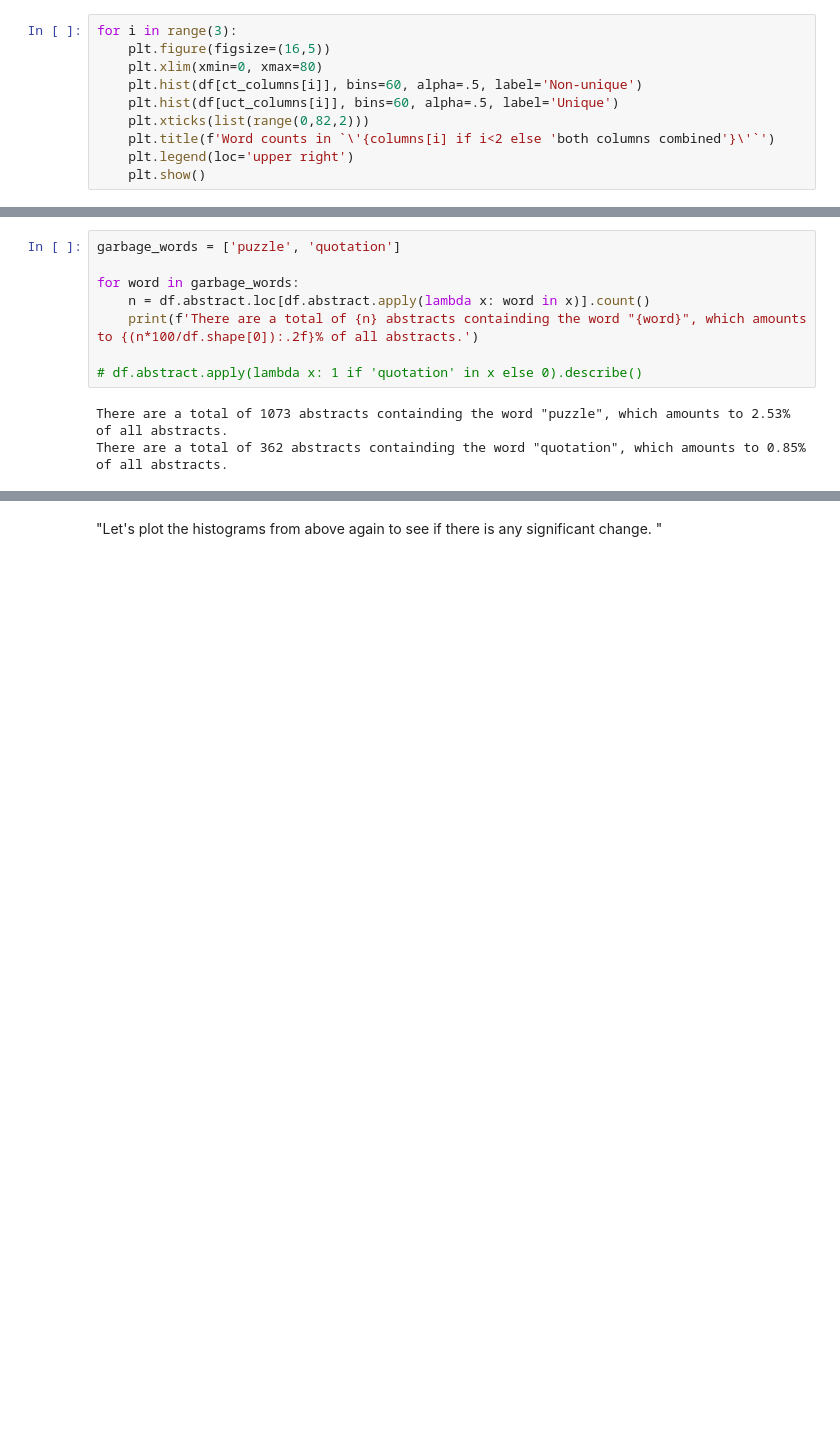
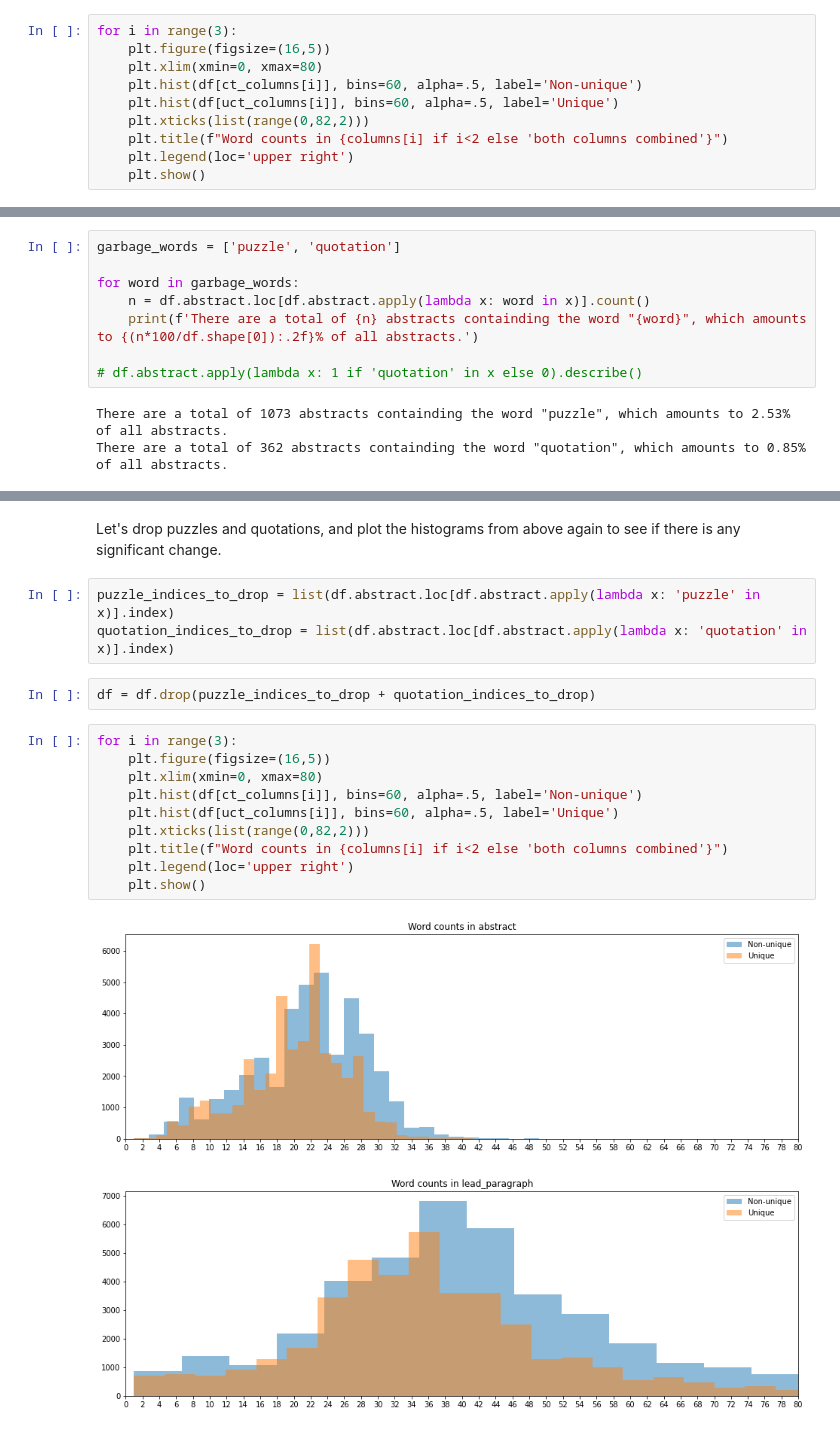
Before and after one commit to rptripathi/NYTimes, a Jupyter notebook: preprocessing.ipynb, the cells around one changed output, grey strips where cells are left out. Cells and saved outputs as stored; diff of their text form; blank space fills up the shorter version.

Commit message:
Update preprocessing.ipynb
Removed rows involving puzzles and quotations and plotted the corresponding histograms.

```diff
--- a/preprocessing.ipynb
+++ b/preprocessing.ipynb
@@ -297,7 +298,7 @@ for i in range(3):
     plt.hist(df[ct_columns[i]], bins=60, alpha=.5, label='Non-unique')
     plt.hist(df[uct_columns[i]], bins=60, alpha=.5, label='Unique')
     plt.xticks(list(range(0,82,2)))
-    plt.title(f'Word counts in `\'{columns[i] if i<2 else 'both columns combined'}\'`')
+    plt.title(f"Word counts in {columns[i] if i<2 else 'both columns combined'}")
     plt.legend(loc='upper right')
     plt.show()
 # %% [output]
@@ -324,2 +355,20 @@ There are a total of 362 abstracts containding the word "quotation", which amoun
 # %% [markdown]
-"Let's plot the histograms from above again to see if there is any significant change. "
+Let's drop puzzles and quotations, and plot the histograms from above again to see if there is any significant change.
+# %%
+puzzle_indices_to_drop = list(df.abstract.loc[df.abstract.apply(lambda x: 'puzzle' in x)].index)
+quotation_indices_to_drop = list(df.abstract.loc[df.abstract.apply(lambda x: 'quotation' in x)].index)
+# %%
+df = df.drop(puzzle_indices_to_drop + quotation_indices_to_drop)
+# %%
+for i in range(3):
+    plt.figure(figsize=(16,5))
+    plt.xlim(xmin=0, xmax=80)
+    plt.hist(df[ct_columns[i]], bins=60, alpha=.5, label='Non-unique')
+    plt.hist(df[uct_columns[i]], bins=60, alpha=.5, label='Unique')
+    plt.xticks(list(range(0,82,2)))
+    plt.title(f"Word counts in {columns[i] if i<2 else 'both columns combined'}")
+    plt.legend(loc='upper right')
+    plt.show()
+# %% [output]
+[figure, added]
+[figure, added]
```
Also changed, not shown: parts of 7 cells of this notebook.
